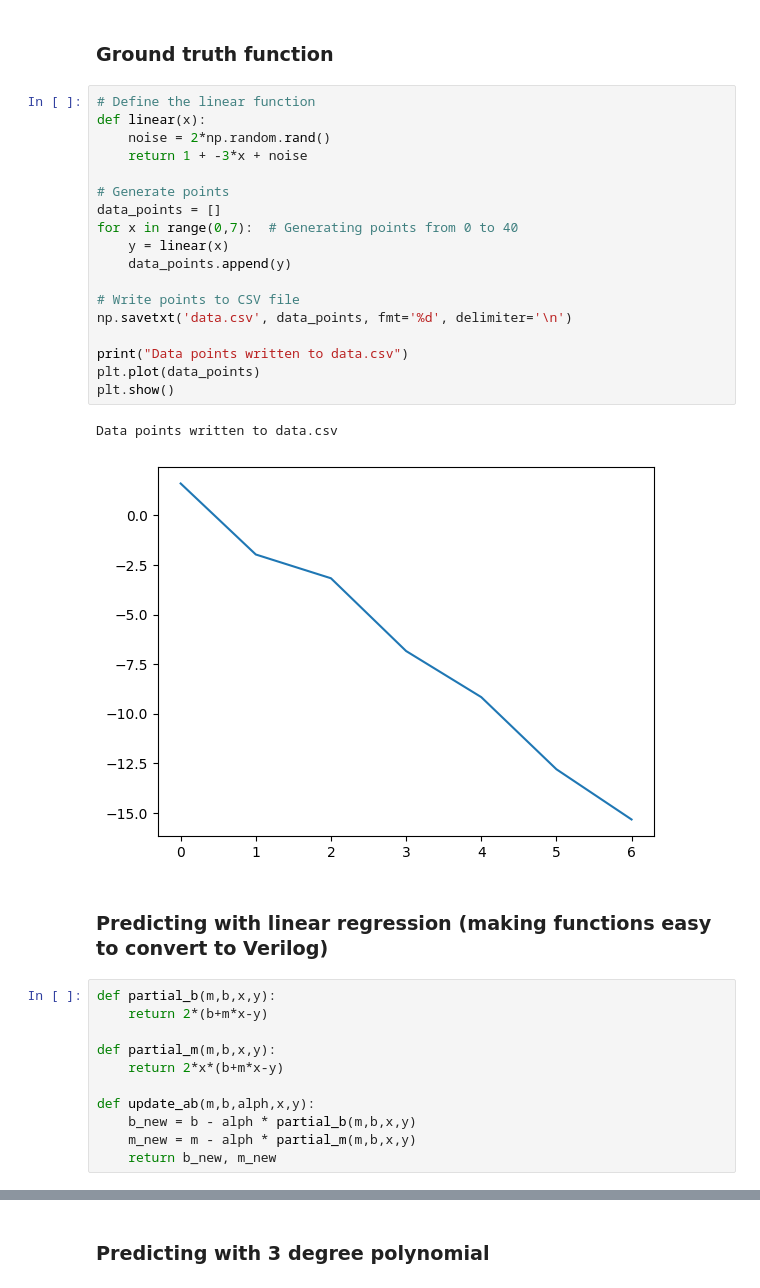
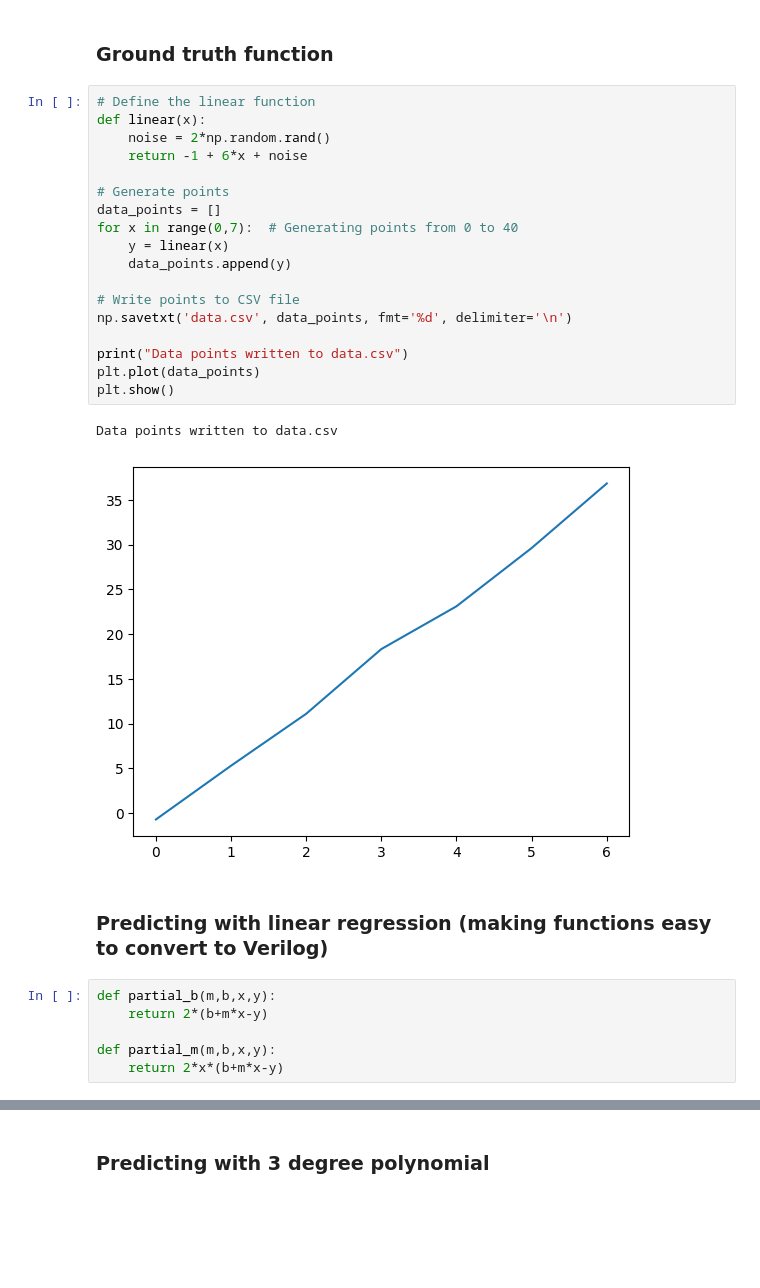
Before and after one commit to murrayinglis/YODA, a Jupyter notebook: gradient_descent.ipynb, the cells around one changed output, grey strips where cells are left out. Cells and saved outputs as stored; diff of their text form; blank space fills up the shorter version.

```diff
--- a/gradient_descent.ipynb
+++ b/gradient_descent.ipynb
@@ -9,24 +9,24 @@ import subprocess
 # %%
 # Define the linear function
 def linear(x):
     noise = 2*np.random.rand()
-    return 1 + -3*x + noise
+    return -1 + 6*x + noise
 
 # Generate points
 data_points = []
 for x in range(0,7):  # Generating points from 0 to 40
     y = linear(x)
     data_points.append(y)
 
 # Write points to CSV file
 np.savetxt('data.csv', data_points, fmt='%d', delimiter='\n')
 
 print("Data points written to data.csv")
 plt.plot(data_points)
 plt.show()
 # %% [output]
 Data points written to data.csv
-[figure, old version]
+[figure, new version]
 # %% [markdown]
 ### Predicting with linear regression (making functions easy to convert to Verilog)
 # %%
@@ -35,11 +35,6 @@ def partial_b(m,b,x,y):
 
 def partial_m(m,b,x,y):
     return 2*x*(b+m*x-y)
-
-def update_ab(m,b,alph,x,y):
-    b_new = b - alph * partial_b(m,b,x,y)
-    m_new = m - alph * partial_m(m,b,x,y)
-    return b_new, m_new
 # %%
 # Read data from file
 data_file = "data.csv"
```
Also changed, not shown: parts of 7 cells of this notebook, 20 other files.
